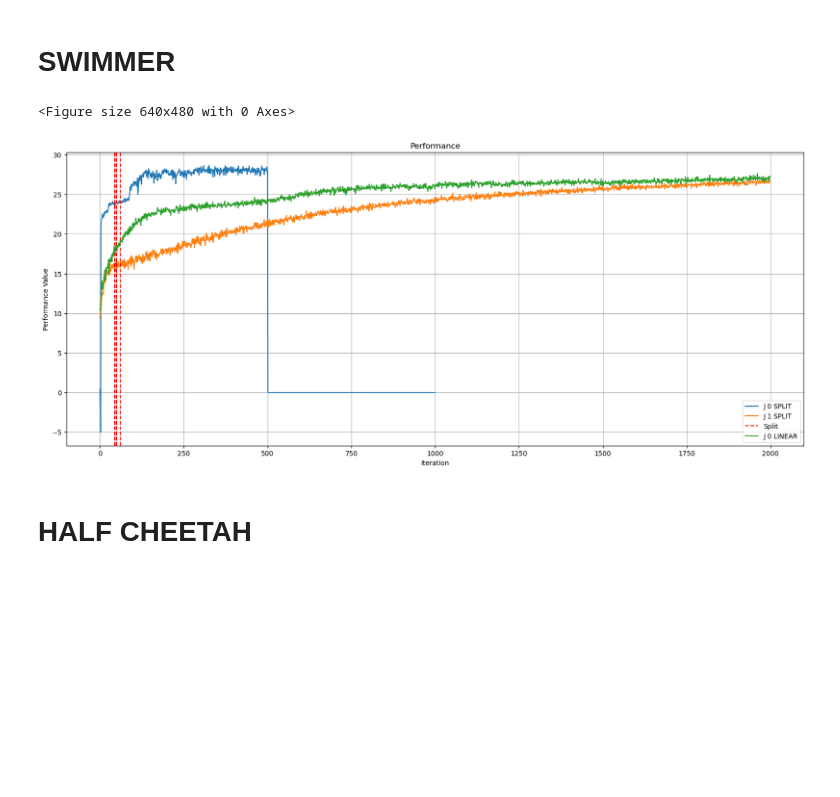
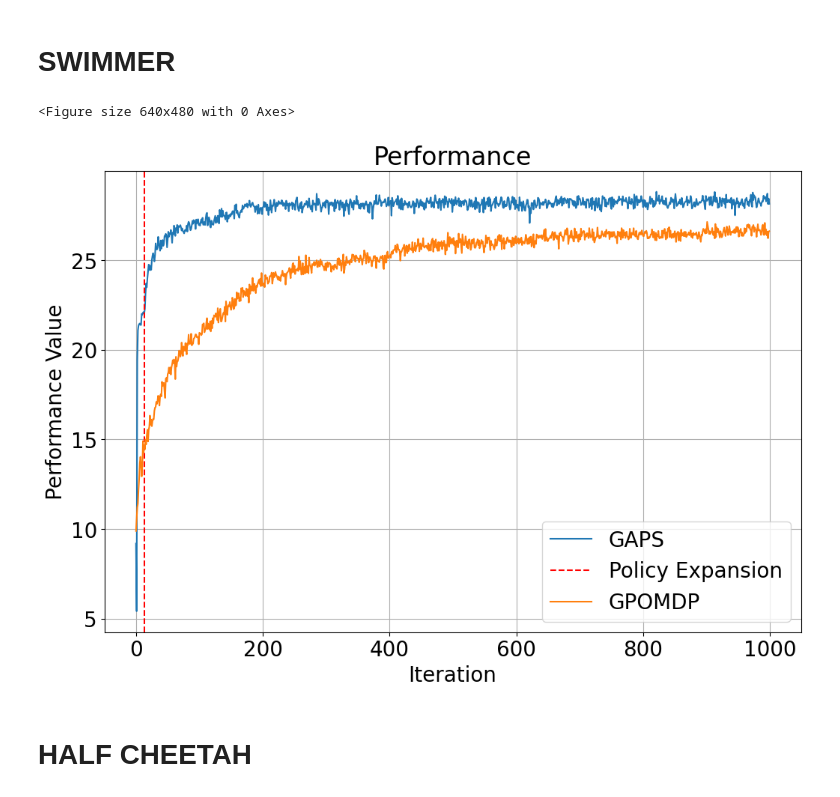
Before and after one commit to gianmtedeschi/learnRL, a Jupyter notebook: notebooks/plots.ipynb, the cells around one changed output. Saved outputs shown, nothing was run; the diff lists cells and outputs as text; code cells hidden in the pictures; blank space fills up the shorter version.

Commit message:
scripts, bug fix, data visualization

```diff
--- a/notebooks/plots.ipynb
+++ b/notebooks/plots.ipynb
@@ -13,6 +13,12 @@ from envs import *
 from policies import *
 from data_processors import *
 from tqdm import tqdm
+from common import tree
+import pickle
+
+
+font = {'size'   : 20}
+plt.rc('font', **font)  # pass in the font dict as kwargs
 # %% [markdown]
 # LQ
 # %%
@@ -47,28 +53,30 @@ for p in path_lin:
     data_lin.append(json.load(file))
 # %%
 plt.clf()
-plt.figure(figsize=(20, 8))
+plt.figure(figsize=(12, 8))
 # extract data
 for i, d in enumerate(data):
     ite = len(d["performance"])
     x = np.arange(ite)
     dim = len(d["thetas_history"][0])
     # Performance plot
-    plt.plot(x, d["performance"], label=f"J {i} SPLIT")
+    plt.plot(x, d["performance"], label=f"GAPS")
 
 for point in d["split_ite"]:
-    plt.axvline(x=point, color='r', linestyle='--', label='Split' if point == d["split_ite"][0] else None)
+    plt.axvline(x=point, color='r', linestyle='--', label='Policy Expansion' if point == d["split_ite"][0] else None)
 
 for i, d in enumerate(data_lin):
     ite = len(d["performance"])
     x = np.arange(ite)
     dim = len(d["thetas_history"][0])
     # Performance plot
-    plt.plot(x, d["performance"], label=f"J {i} LINEAR")
+    plt.plot(x, d["performance"], label=f"GPOMDP")
 
 plt.title("Performance")
 plt.xlabel("Iteration")
 plt.ylabel("Performance Value")
 plt.legend(loc="best")
 plt.grid()
+plt.savefig("lq_2-res.pdf", format='pdf')
+
 plt.show()
@@ -83,14 +255,16 @@ path = [
     # "/Users/gianmarcotedeschi/Projects/learnRL/results/_05_17-14_45_split_1000_swimmer_200_constant_0001_split_gaussian_batch_100_noclip_2_std_01/trial_0",
     #"/Users/gianmarcotedeschi/Projects/learnRL/results/_05_17-15_39_split_2000_swimmer_200_adam_001_split_gaussian_batch_100_clip_2_std_01/trial_0",
     # "/Users/gianmarcotedeschi/Projects/learnRL/results/_05_17-15_40_split_2000_swimmer_200_adam_01_split_gaussian_batch_100_clip_2_std_01/trial_0"
-    "/Users/gianmarcotedeschi/Projects/learnRL/results/_05_17-21_23_split_2000_swimmer_200_adam_01_split_gaussian_batch_100_clip_2_std_01_alpha_01/trial_0"
+    # "/Users/gianmarcotedeschi/Projects/learnRL/results/_05_17-21_23_split_2000_swimmer_200_adam_01_split_gaussian_batch_100_clip_2_std_01_alpha_01/trial_0"
+    "/Users/gianmarcotedeschi/Projects/learnRL/results/_05_20-21_45_split_1000_swimmer_200_constant_0001_split_gaussian_batch_100_clip_2_std_01_alpha_01/trial_1" #1
 ]
 
 path_lin = [
     # "/Users/gianmarcotedeschi/Projects/learnRL/results/_05_16-20_02_pg_1000_swimmer_200_adam_001_gaussian_batch_100_clip_16_std_01/trial_0"
-    # "/Users/gianmarcotedeschi/Projects/learnRL/results/_05_17-12_34_pg_1000_swimmer_200_constant_00001_gaussian_batch_100_clip_16_std_01/trial_0",
+    # "/Users/gianmarcotedeschi/Projects/learnRL/results/_05_17-12_34_pg_1000_swimmer_200_constant_00001_gaussian_batch_100_clip_16_std_01/trial_0",
     #"/Users/gianmarcotedeschi/Projects/learnRL/results/_05_17-14_12_pg_1000_swimmer_200_constant_00001_gaussian_batch_100_clip_16_std_01/trial_0"
-    "/Users/gianmarcotedeschi/Projects/learnRL/results/_05_17-15_40_pg_2000_swimmer_200_adam_001_gaussian_batch_100_clip_16_std_01/trial_0"
+    # "/Users/gianmarcotedeschi/Projects/learnRL/results/_05_17-15_40_pg_2000_swimmer_200_adam_001_gaussian_batch_100_clip_16_std_01/trial_0"
+    "/Users/gianmarcotedeschi/Projects/learnRL/results/_05_21-00_59_pg_1000_swimmer_200_adam_001_gaussian_batch_100_clip_16_std_01_alpha_01/trial_0" #0
 ]
 
 lab = [
@@ -114,34 +288,37 @@ for p in path_lin:
     data_lin.append(json.load(file))
 # %%
 plt.clf()
-plt.figure(figsize=(20, 8))
+plt.figure(figsize=(12, 8))
 # extract data
 for i, d in enumerate(data):
     ite = len(d["performance"])
     x = np.arange(ite)
     dim = len(d["thetas_history"][0])
     # Performance plot
-    plt.plot(x, d["performance"], label=f"J {i} SPLIT")
+    plt.plot(x, d["performance"], label=f"GAPS")
 
 for point in d["split_ite"]:
-    plt.axvline(x=point, color='r', linestyle='--', label='Split' if point == d["split_ite"][0] else None)
+    plt.axvline(x=point, color='r', linestyle='--', label='Policy Expansion' if point == d["split_ite"][0] else None)
 
 for i, d in enumerate(data_lin):
     ite = len(d["performance"])
     x = np.arange(ite)
     dim = len(d["thetas_history"][0])
     # Performance plot
-    plt.plot(x, d["performance"], label=f"J {i} LINEAR")
+    plt.plot(x, d["performance"], label=f"GPOMDP")
 
 plt.title("Performance")
 plt.xlabel("Iteration")
 plt.ylabel("Performance Value")
 plt.legend(loc="best")
 plt.grid()
+
+plt.savefig("swimmer-res.pdf", format='pdf')
+
 plt.show()
 # %% [output]
 <Figure size 640x480 with 0 Axes>
-[figure, old version]
+[figure, new version]
 # %% [markdown]
 # HALF CHEETAH
 # %%
```
Also changed, not shown: parts of 13 cells of this notebook, 28 other files.
